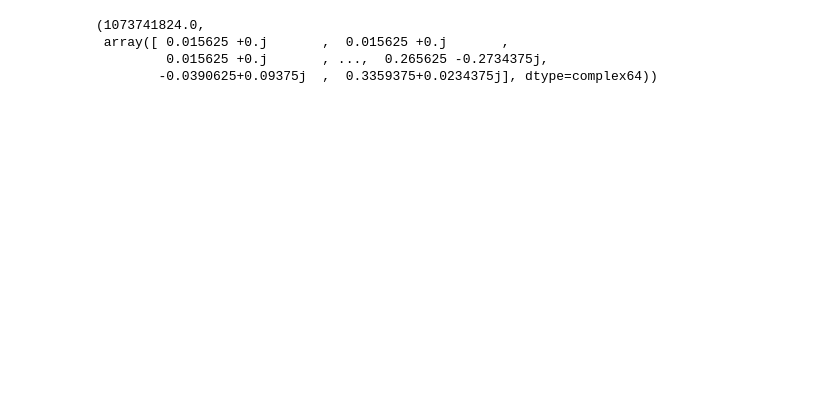
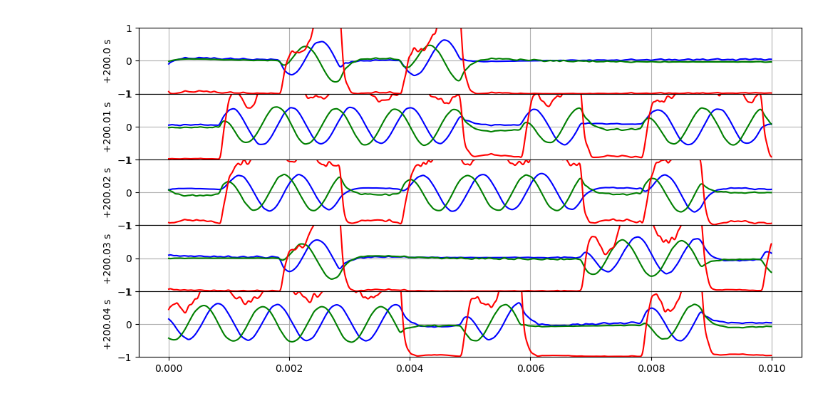
Before and after one commit to JSahliCU/PARTI-MCU, a Jupyter notebook: raw_rx_data_BER_estimator.ipynb, the cells around one changed output. Cells and saved outputs as stored; diff of their text form; code cells hidden in the pictures; blank space fills up the shorter version.

```diff
--- a/raw_rx_data_BER_estimator.ipynb
+++ b/raw_rx_data_BER_estimator.ipynb
@@ -2,26 +2,23 @@
 import numpy as np
 
 # Define the file path and data type
-file_path = 'Test_Data/60m_business_field_test/rx_data_raw_SN03_UHF240129T192608'  # Replace with the actual file path
+file_path = 'Test_Data/Field_Test_20240312/rx_data_raw_1_UHF240312T161938'  # Replace with the actual file path
 dtype = np.complex64  # 32-bit complex data type
 
-# Calculate the number of elements to read for 1 GB of data
+#Calculate the number of elements to read for 1 GB of data
 bytes_to_read = 8 * 1024 * 1024 * 1024  # 1 GB in bytes
 complex_size = 64
 elements_to_read = 1 * bytes_to_read // complex_size
+#Read the first gigabyte of data
+data = np.fromfile(file_path, dtype=dtype, count=elements_to_read)
 
-# Read the first gigabyte of data
-data = np.fromfile(file_path, dtype=dtype, count=elements_to_read)
+# # Read all the data
+# data = np.fromfile(file_path, dtype=dtype)
 
 # If you want to reshape the data into a 1D array of complex numbers, you can do:
 data = data.reshape(-1)
 
-len(data) * complex_size / 8, data
+#len(data) * complex_size / 8, data
-# %% [output]
-(1073741824.0,
- array([ 0.015625 +0.j       ,  0.015625 +0.j       ,
-         0.015625 +0.j       , ...,  0.265625 -0.2734375j,
-        -0.0390625+0.09375j  ,  0.3359375+0.0234375j], dtype=complex64))
 # %%
 import matplotlib.pyplot as plt
 import math
@@ -62,4 +59,34 @@ demodulated_data *= 10
 demodulated_data += -1
+# %%
+# Create a single figure with num_intervals subplots for interval_duration
+start_offset = 200
+num_intervals = 5
+interval_duration = 0.01  # seconds
+total_duration = num_intervals * interval_duration  # seconds
+
+fig, axes = plt.subplots(num_intervals, 1, figsize=(12, 6), sharex=True, gridspec_kw = {'wspace':0, 'hspace':0})
+
+for i, ax in enumerate(axes):
+    start_time = i * interval_duration + start_offset
+    end_time = (i + 1) * interval_duration + start_offset
+    start_sample = int(start_time * sample_rate)
+    end_sample = int(end_time * sample_rate)
+
+    ax.plot(time[start_sample:end_sample] - time[start_sample],
+        np.real(filtered_data[start_sample:end_sample]), label='Real Part', color='blue')
+    ax.plot(time[start_sample:end_sample] - time[start_sample],
+        np.imag(filtered_data[start_sample:end_sample]), label='Imaginary Part', color='green')
+    ax.plot(time[start_sample:end_sample] - time[start_sample],
+        demodulated_data[start_sample:end_sample], label='Demodulated Data', color='red')
+    ax.set_ylabel('+' + str(start_time) + ' s')
+    #ax.set_title(f'Interval {i + 1}: {start_time} - {end_time} seconds')
+    ax.grid(True)
+    ax.set_ylim(-1, 1)
+    #ax.set_xticklabels([])
+    #ax.set_yticklabels([1, 0, '1/-1'])
+    # ax.legend()
+# %% [output]
+[figure, added]
 # %%
 # Sliding window average
 sliding_window_kernel = np.ones(int(samples_per_symbol))
```
Also changed, not shown: parts of 6 cells of this notebook, 3 other files.
